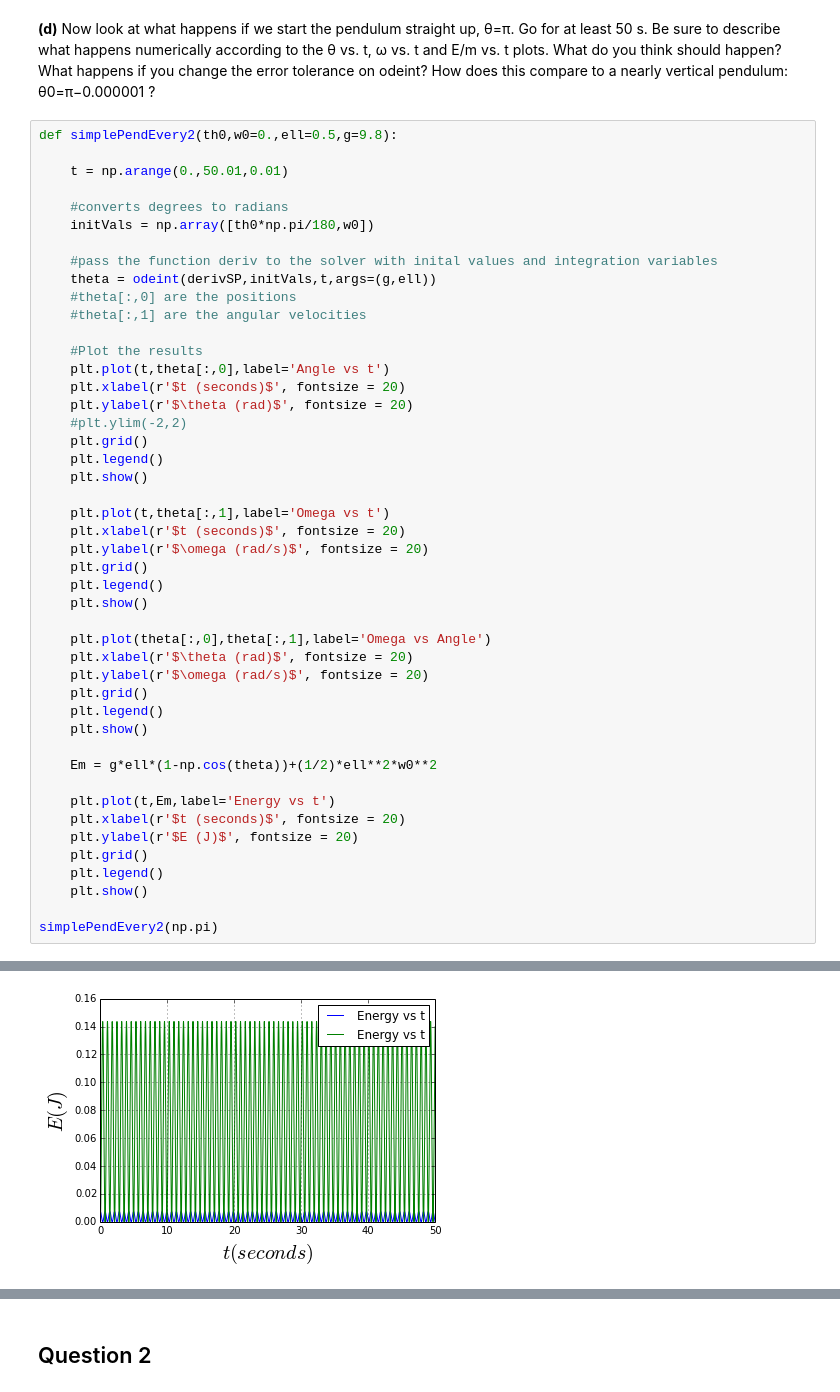
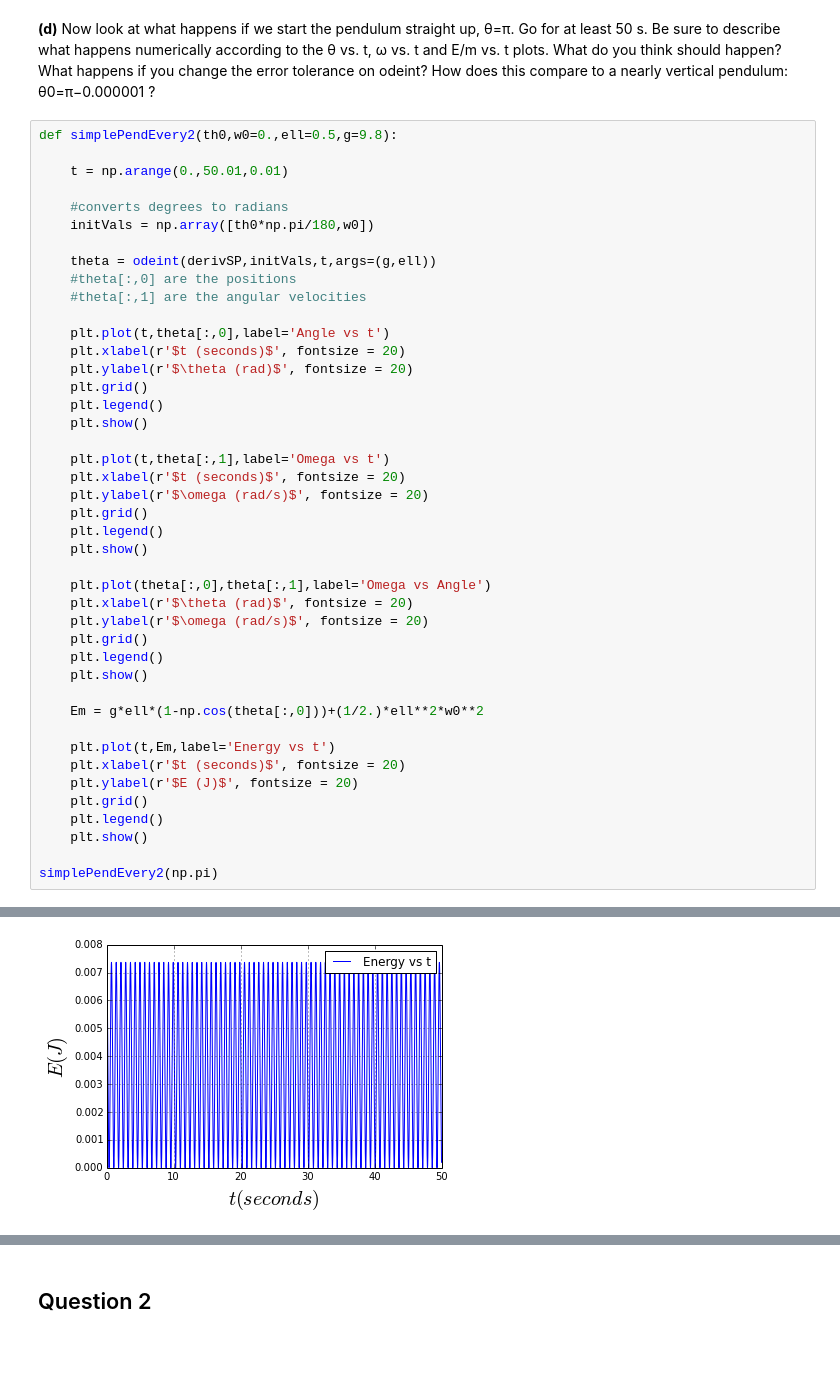
Before and after one commit to callen09/PHYS202-S14, a Jupyter notebook: SciPy/ODEExercises.ipynb, the cells around one changed output, grey strips where cells are left out. Saved outputs shown, nothing was run; the diff lists cells and outputs as text; blank space fills up the shorter version.

```diff
--- a/SciPy/ODEExercises.ipynb
+++ b/SciPy/ODEExercises.ipynb
@@ -127,49 +146,46 @@ def simplePendEvery2(th0,w0=0.,ell=0.5,g=9.8):
     #converts degrees to radians
     initVals = np.array([th0*np.pi/180,w0])
 
-    #pass the function deriv to the solver with inital values and integration variables
     theta = odeint(derivSP,initVals,t,args=(g,ell))
     #theta[:,0] are the positions
     #theta[:,1] are the angular velocities
 
-    #Plot the results
     plt.plot(t,theta[:,0],label='Angle vs t')
     plt.xlabel(r'$t (seconds)$', fontsize = 20)
     plt.ylabel(r'$\theta (rad)$', fontsize = 20)
-    #plt.ylim(-2,2)
     plt.grid()
     plt.legend()
     plt.show()
 
     plt.plot(t,theta[:,1],label='Omega vs t')
     plt.xlabel(r'$t (seconds)$', fontsize = 20)
     plt.ylabel(r'$\omega (rad/s)$', fontsize = 20)
     plt.grid()
     plt.legend()
     plt.show()
 
     plt.plot(theta[:,0],theta[:,1],label='Omega vs Angle')
     plt.xlabel(r'$\theta (rad)$', fontsize = 20)
     plt.ylabel(r'$\omega (rad/s)$', fontsize = 20)
     plt.grid()
     plt.legend()
     plt.show()
 
-    Em = g*ell*(1-np.cos(theta))+(1/2)*ell**2*w0**2
+    Em = g*ell*(1-np.cos(theta[:,0]))+(1/2.)*ell**2*w0**2
 
     plt.plot(t,Em,label='Energy vs t')
     plt.xlabel(r'$t (seconds)$', fontsize = 20)
     plt.ylabel(r'$E (J)$', fontsize = 20)
     plt.grid()
     plt.legend()
     plt.show()
 
 simplePendEvery2(np.pi)
 # %% [output]
 [figure]
 [figure]
 [figure]
-[figure, old version]
+[figure, new version]
 # %%
 simplePendEvery2(np.pi-0.000001)
 # %% [output]
```
Also changed, not shown: parts of 12 cells of this notebook, 2 other files.
